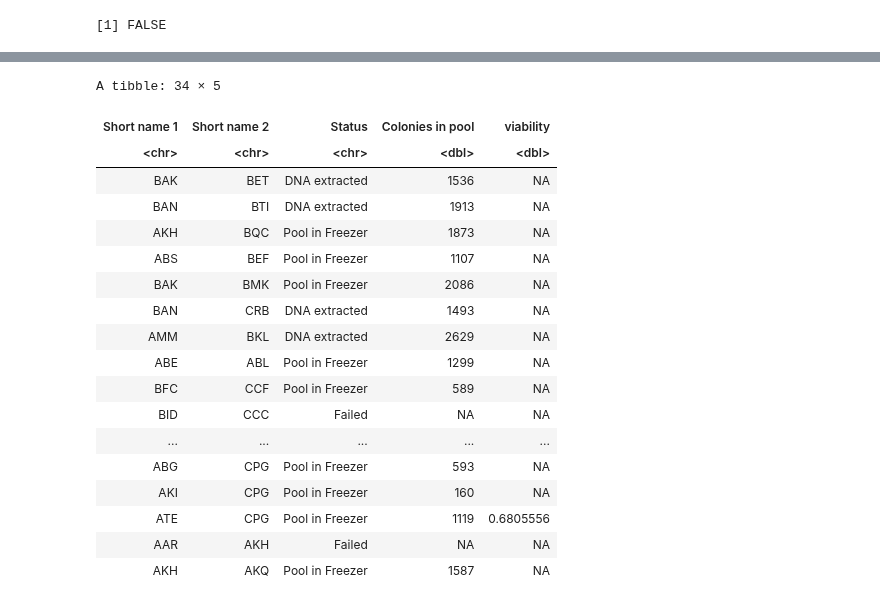
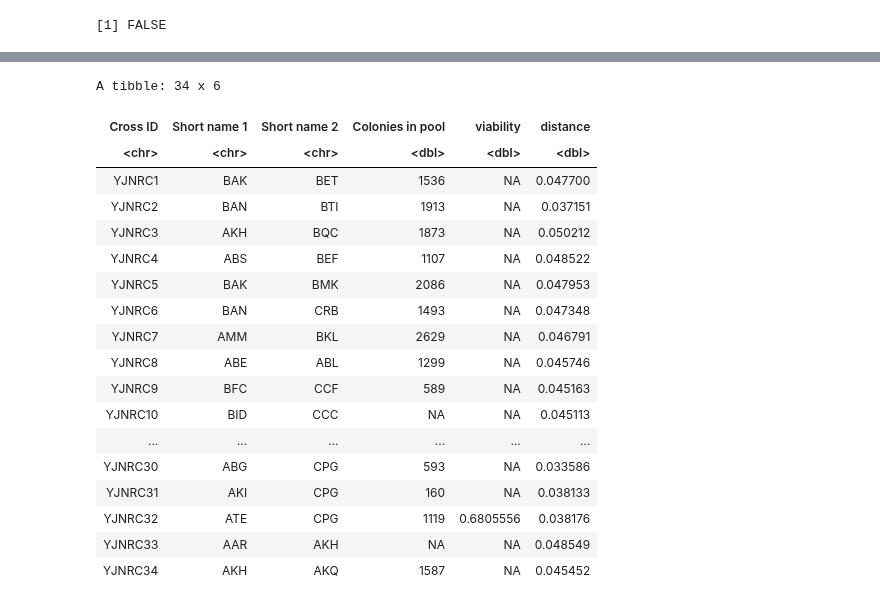
Before and after one commit to jnrunge/TRD, a Jupyter notebook: 00_SelectCrosses/00_SporeViability.ipynb, the cells around one changed output, grey strips where cells are left out. Saved outputs shown, nothing was run; the diff lists cells and outputs as text; code cells hidden in the pictures.

```diff
--- a/00_SelectCrosses/00_SporeViability.ipynb
+++ b/00_SelectCrosses/00_SporeViability.ipynb
@@ -19,7 +21,7 @@ The following objects are masked from 'package:base':
     intersect, setdiff, setequal, union
 # %%
 library(readxl)
-my_crosses=read_xlsx("~/data/trd/Crosses.xlsx", sheet=2)[,c("Short name 1", "Short name 2", "Status", "Colonies in pool")]
+my_crosses=read_xlsx("~/data/trd/Crosses.xlsx", sheet=2)[,c("Cross ID","Short name 1", "Short name 2", "Colonies in pool")]
 # %% [output]
 New names:
 * `Is in Stock` -> `Is in Stock...4`
@@ -195,5 +208,6 @@ A tibble: 6 × 4
 # %%
 my_crosses$viability=NA
+my_crosses$distance=NA
 for(i in 1:nrow(my_crosses)){
     data_row=which((data$ID1_Std==my_crosses$`Short name 1`[i] & data$ID2_Std == my_crosses$`Short name 2`[i])|
                    (data$ID2_Std==my_crosses$`Short name 1`[i] & data$ID1_Std == my_crosses$`Short name 2`[i]))
@@ -202,4 +216,15 @@ for(i in 1:nrow(my_crosses)){
         next
     }
     my_crosses$viability[i]=data$Via[data_row]
+
 }
+# %%
+head(comparisons)
+for(i in 1:nrow(my_crosses)){
+    data_row=which((comparisons$ID1_Std==my_crosses$`Short name 1`[i] & comparisons$ID2_Std == my_crosses$`Short name 2`[i])|
+                   (comparisons$ID2_Std==my_crosses$`Short name 1`[i] & comparisons$ID1_Std == my_crosses$`Short name 2`[i]))
+     if(length(data_row)==0){
+        next
+    }
+    my_crosses$distance[i]=comparisons$dist[data_row][1]
+}
@@ -206,22 +241,23 @@ for(i in 1:nrow(my_crosses)){
 # %%
+fwrite(my_crosses, "~/data/trd/crosses_info.csv")
 my_crosses
 # %% [output]
-A tibble: 34 × 5
+A tibble: 34 x 6
-| Short name 1 | Short name 2 | Status | Colonies in pool | viability |
-| <chr> | <chr> | <chr> | <dbl> | <dbl> |
-| BAK | BET | DNA extracted | 1536 | NA |
-| BAN | BTI | DNA extracted | 1913 | NA |
-| AKH | BQC | Pool in Freezer | 1873 | NA |
-| ABS | BEF | Pool in Freezer | 1107 | NA |
-| BAK | BMK | Pool in Freezer | 2086 | NA |
-| BAN | CRB | DNA extracted | 1493 | NA |
-| AMM | BKL | DNA extracted | 2629 | NA |
-| ABE | ABL | Pool in Freezer | 1299 | NA |
-| BFC | CCF | Pool in Freezer | 589 | NA |
-| BID | CCC | Failed | NA | NA |
-| ... | ... | ... | ... | ... |
-| ABG | CPG | Pool in Freezer | 593 | NA |
-| AKI | CPG | Pool in Freezer | 160 | NA |
-| ATE | CPG | Pool in Freezer | 1119 | 0.6805556 |
-| AAR | AKH | Failed | NA | NA |
-| AKH | AKQ | Pool in Freezer | 1587 | NA |
+| Cross ID | Short name 1 | Short name 2 | Colonies in pool | viability | distance |
+| <chr> | <chr> | <chr> | <dbl> | <dbl> | <dbl> |
+| YJNRC1 | BAK | BET | 1536 | NA | 0.047700 |
+| YJNRC2 | BAN | BTI | 1913 | NA | 0.037151 |
+| YJNRC3 | AKH | BQC | 1873 | NA | 0.050212 |
+| YJNRC4 | ABS | BEF | 1107 | NA | 0.048522 |
+| YJNRC5 | BAK | BMK | 2086 | NA | 0.047953 |
+| YJNRC6 | BAN | CRB | 1493 | NA | 0.047348 |
+| YJNRC7 | AMM | BKL | 2629 | NA | 0.046791 |
+| YJNRC8 | ABE | ABL | 1299 | NA | 0.045746 |
+| YJNRC9 | BFC | CCF | 589 | NA | 0.045163 |
+| YJNRC10 | BID | CCC | NA | NA | 0.045113 |
+| ... | ... | ... | ... | ... | ... |
+| YJNRC30 | ABG | CPG | 593 | NA | 0.033586 |
+| YJNRC31 | AKI | CPG | 160 | NA | 0.038133 |
+| YJNRC32 | ATE | CPG | 1119 | 0.6805556 | 0.038176 |
+| YJNRC33 | AAR | AKH | NA | NA | 0.048549 |
+| YJNRC34 | AKH | AKQ | 1587 | NA | 0.045452 |
```
Also changed, not shown: parts of 10 cells of this notebook, 15 other files.
